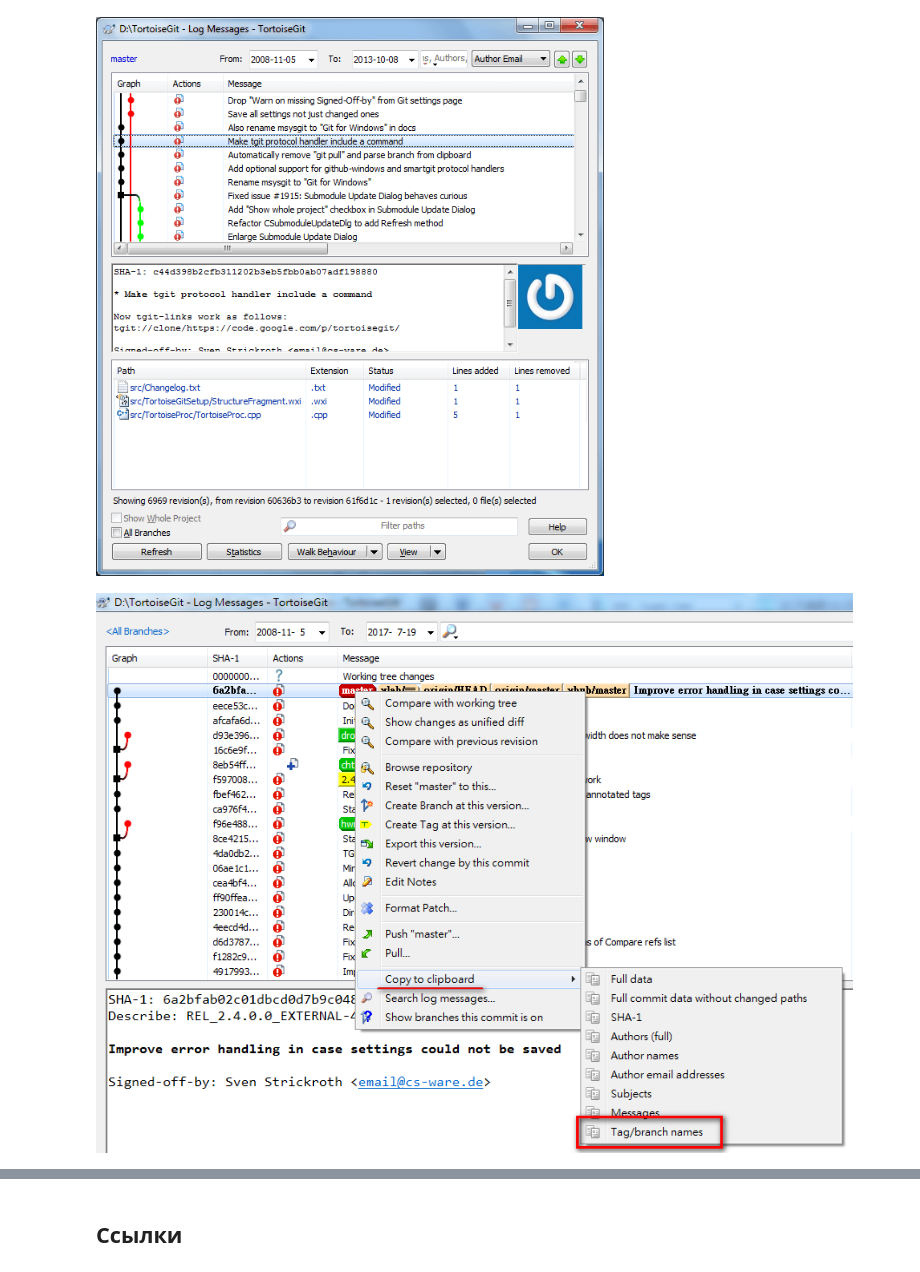
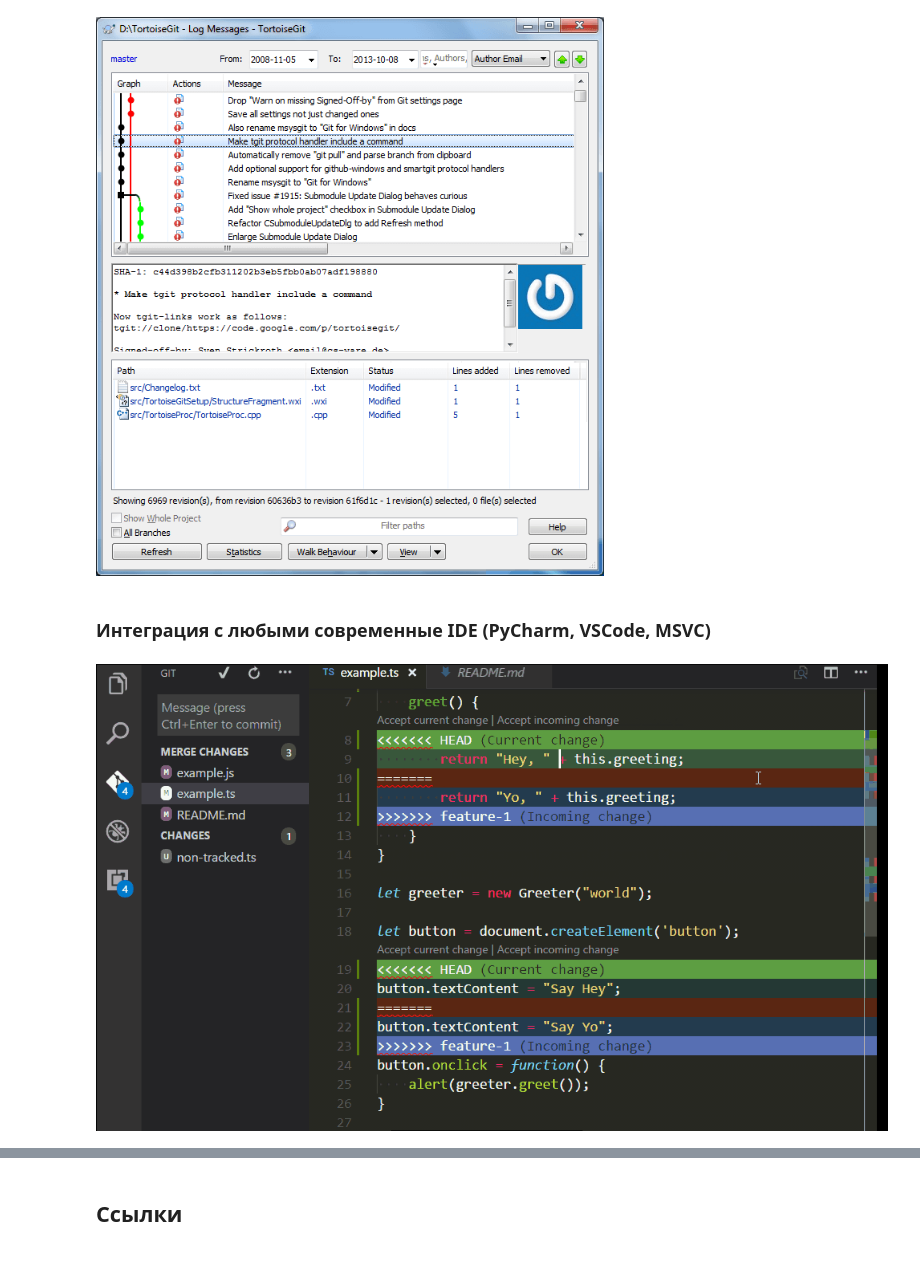
Before and after one commit to vasilyivan12345/python-workshops, a Jupyter notebook: git/lecture.ipynb, the cells around one changed output, grey strips where cells are left out. Cells and saved outputs as stored; diff of their text form; code cells hidden in the pictures.

```diff
--- a/git/lecture.ipynb
+++ b/git/lecture.ipynb
@@ -221,7 +232,9 @@ git pull <идентификатор-репозитория> <имя-ветки>
 Image("images/tortoise-log.png")
 # %% [output]
 [figure]
+# %% [markdown]
+### Интеграция с любыми современные IDE (PyCharm, VSCode, MSVC)
 # %%
-Image("images/tortoise.png")
+Image("images/vscode.png")
 # %% [output]
-[figure, old version]
+[figure, new version]
```
Also changed, not shown: parts of 37 cells of this notebook, 10 other files.
